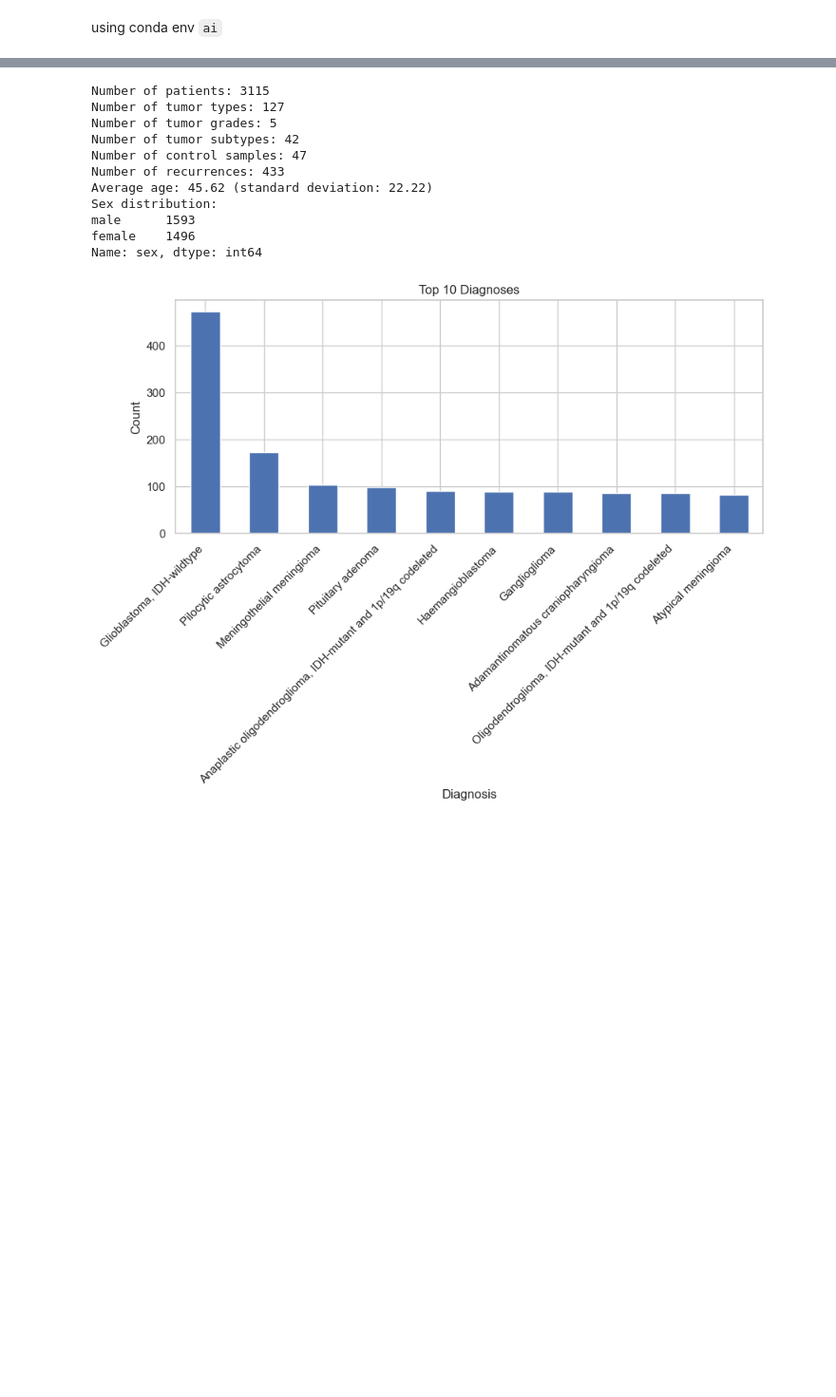
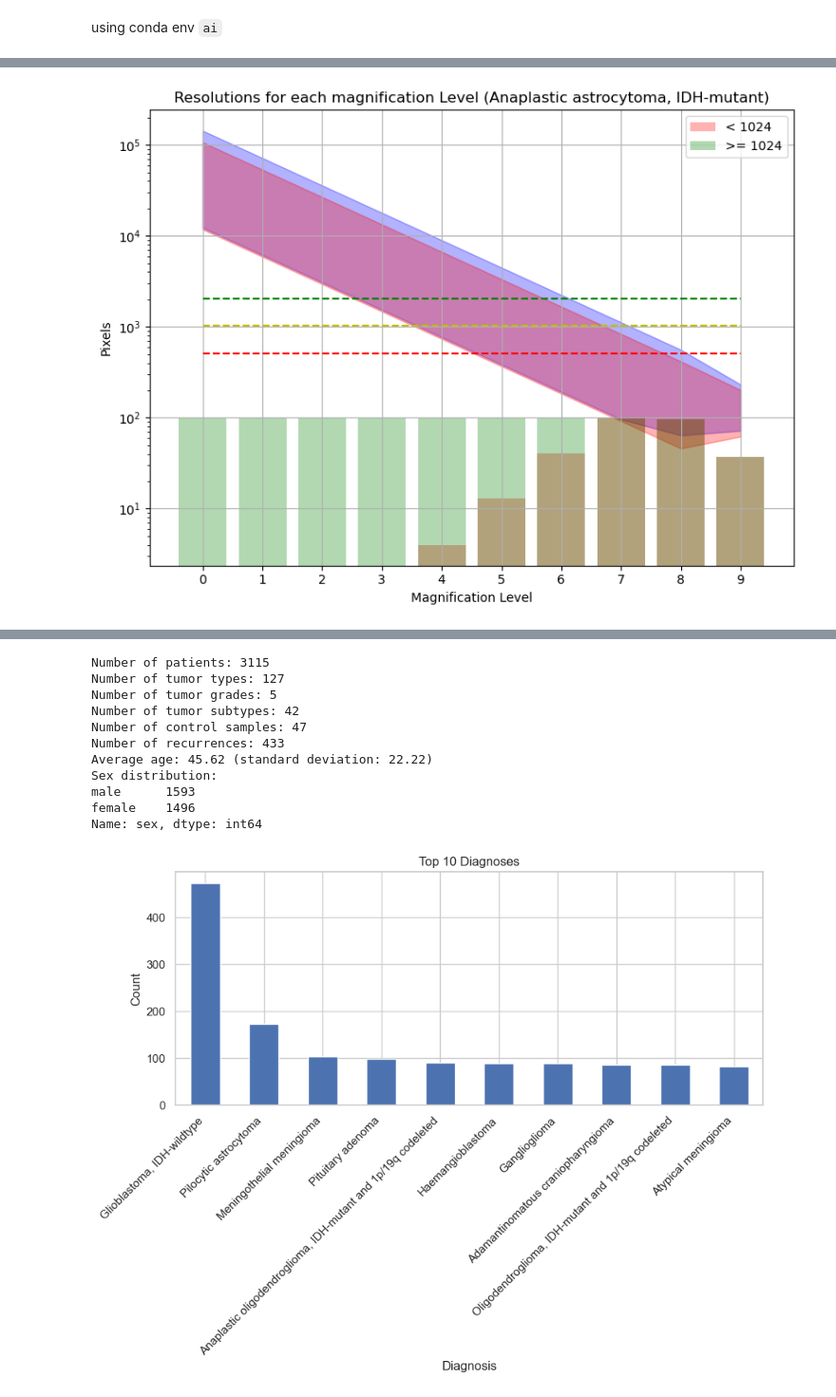
Before and after one commit to zebleck/Notebooks, a Jupyter notebook: biomedical/test.ipynb, the cells around one changed output, grey strips where cells are left out. Shown: that part at 95% size. Saved outputs shown, nothing was run; the diff lists cells and outputs as text; code cells hidden in the pictures; blank space fills up the shorter version.

Commit message:
download watcher that automatically extracts and downsamples images, then deletes download visualization of max and min widths/heigths, useful to gauge which resolution to use

```diff
--- a/biomedical/test.ipynb
+++ b/biomedical/test.ipynb
@@ -70,0 +86,84 @@ Saving a1982ca2-357f-11eb-9c51-001a7dda7111.ndpi
+# %%
+import os
+import json
+import numpy as np
+import matplotlib.pyplot as plt
+
+processed_path = "processed"
+
+folders = [folder for folder in os.listdir(processed_path) if os.path.isdir(os.path.join(processed_path, folder))]
+
+# Initialize lists for storing width and height data
+min_widths = [np.inf] * 10
+max_widths = [-np.inf] * 10
+min_heights = [np.inf] * 10
+max_heights = [-np.inf] * 10
+
+num_below_threshold = [0] * 10
+num_above_threshold = [0] * 10
+threshold = 1024
+
+for folder in folders:
+
+  metadata_path = os.path.join(processed_path, folder, "metadata")
+
+  if os.path.exists(metadata_path):
+    for file in os.listdir(metadata_path):
+      if file.endswith(".json"):
+        with open(os.path.join(metadata_path, file), "r") as metadata_file:
+          metadata = json.load(metadata_file)
+
+          for level in range(10):
+            width_key = f"openslide.level[{level}].width"
+            height_key = f"openslide.level[{level}].height"
+
+            if width_key in metadata and height_key in metadata:
+              width = int(metadata[width_key])
+              height = int(metadata[height_key])
+
+              min_widths[level] = min(min_widths[level], width)
+              max_widths[level] = max(max_widths[level], width)
+              min_heights[level] = min(min_heights[level], height)
+              max_heights[level] = max(max_heights[level], height)
+
+              if width < threshold or height < threshold:
+                num_below_threshold[level] += 1
+              num_above_threshold[level] += 1
+
+# Create the plot
+fig, ax = plt.subplots(figsize=(8,6))
+x = np.arange(10)
+
+# Plot min and max widths
+ax.fill_between(x, min_widths, max_widths, alpha=0.3, color='b')
+
+# Plot min and max heights
+ax.fill_between(x, min_heights, max_heights, alpha=0.3, color='r')
+
+plt.bar(x, num_below_threshold, alpha=0.3, color='r', label='< {}'.format(threshold))
+plt.bar(x, num_above_threshold, alpha=0.3, color='g', label='>= {}'.format(threshold))
+
+ax.set_xlabel('Magnification Level')
+ax.set_ylabel('Pixels')
+ax.set_title('Resolutions for each magnification Level ({})'.format(folder))
+ax.legend()
+
+ax.hlines(512, 0, 9, colors='r', linestyles='dashed')
+ax.hlines(1024, 0, 9, colors='y', linestyles='dashed')
+ax.hlines(2048, 0, 9, colors='g', linestyles='dashed')
+
+ax.set_xticks(x)
+
+ax.set_yscale('log')
+
+fig.tight_layout()
+plt.grid(alpha=0.5)
+plt.show()
+
+
+for level in range(10):
+  print(f"Level {level} Min: {min_widths[level]}x{min_heights[level]}")
+for level in range(10):
+  print(f"Level {level} Max: {max_widths[level]}x{max_heights[level]}")
+# %% [output]
+[figure, added]
```
Also changed, not shown: parts of 4 cells of this notebook.
